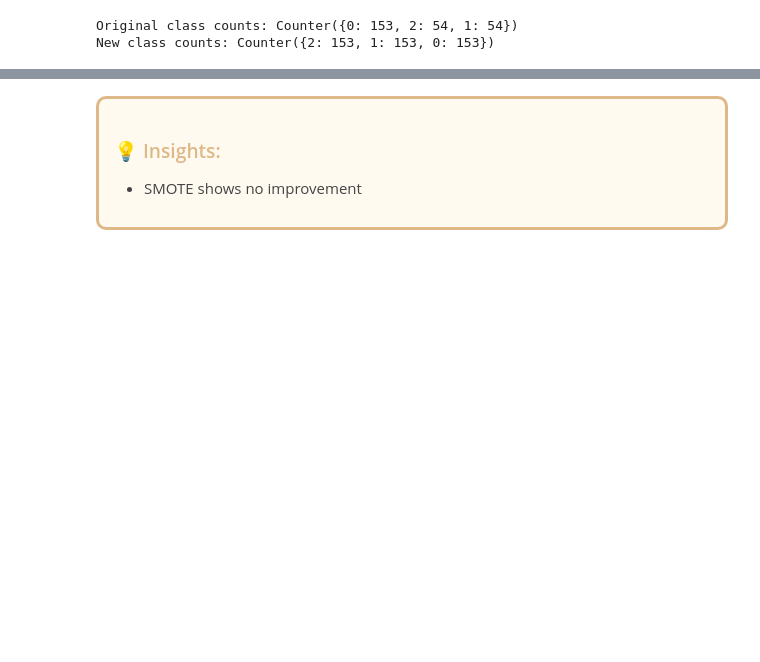
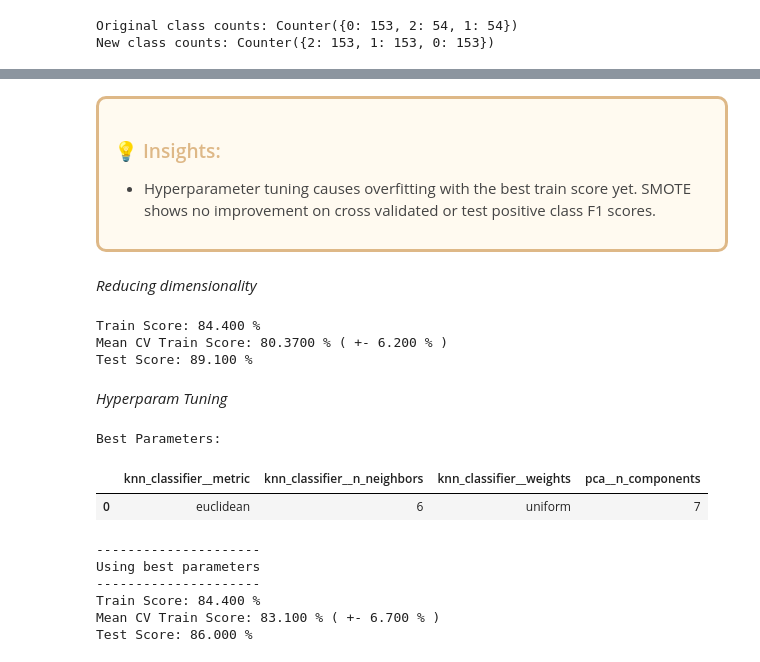
Before and after one commit to carstenegelund/sleep-disorder-classifier, a Jupyter notebook: python_files/model_knn_classification.ipynb, the cells around one changed output, grey strips where cells are left out. Drawn from its saved outputs; the diff is of its cells as text; code cells hidden in the pictures; blank space fills up the shorter version.

```diff
--- a/python_files/model_knn_classification.ipynb
+++ b/python_files/model_knn_classification.ipynb
@@ -242,7 +247,7 @@ smote_nc = SMOTENC(categorical_features=categorical_features, random_state=42)
 
 # Proving smote object works using the X array transformed by column_trans
 from collections import Counter
-smote_x, smote_y = smote_nc.fit_resample(transformed_X_train_df, y_train)
+smote_x, smote_y = smote_nc.fit_resample(transformed_X_train_array, y_train)
 print(f"Original class counts: {Counter(y_train)}")
 print(f"New class counts: {Counter(smote_y)}")
 # %% [output]
@@ -305,6 +317,67 @@ weighted avg       0.94      0.94      0.94       113
 <h3 align="left"><font color='#DEB887'>💡 Insights:</font></h3>
 
 <ul>
-    <li>SMOTE shows no improvement</li>
+    <li>Hyperparameter tuning causes overfitting with the best train score yet. SMOTE shows no improvement on cross validated or test positive class F1 scores.</li>
 </ul>
 </div>
+# %% [markdown]
+*Reducing dimensionality*
+# %%
+# Create a column transformer for ohe and scaling
+column_trans = ColumnTransformer(
+    transformers=[
+        ('onehot', OneHotEncoder(handle_unknown='ignore'), X_train.select_dtypes(include=['object']).columns),
+        ('scale', StandardScaler(), X_train.select_dtypes(include=['float64', 'int64']).columns)
+    ],
+    remainder='passthrough')
+
+transformed_X_train_array = column_trans.fit_transform(X_train)
+transformed_X_test_array = column_trans.transform(X_test)
+
+# Create a PCA object
+from sklearn.decomposition import PCA
+pca = PCA(n_components = 5)
+
+transformed_pca_X_train_array = pca.fit_transform(transformed_X_train_array)
+transformed_pca_X_test_array = pca.transform(transformed_X_test_array)
+# %%
+# create model
+model_knn = KNeighborsClassifier() # default n_neighbors=5, weights='uniform', algorithm='auto', leaf_size=30, p=2, metric='minkowski'
+
+# create sklearn pipeline
+pipeline_knn = settings.create_pipeline(["preprocess", column_trans], ["pca", pca], ["knn_classifier", model_knn])
+
+# run training cross validation on pipeline
+cv_scores = cross_val_score(pipeline_knn, X_train, y_train, scoring=custom_scorer, cv=cv_knn)
+
+settings.cross_val_summary(pipeline_knn, cv_scores, X_train, y_train, X_test, y_test, scorer=base_scorer)
+# %% [output]
+Train Score: 84.400 %
+Mean CV Train Score: 80.3700 % ( +- 6.200 % )
+Test Score: 89.100 %
+# %% [markdown]
+*Hyperparam Tuning*
+# %%
+# Define the parameter grid
+param_grid_knn = {
+    'pca__n_components' : [1, 2, 3, 4, 5, 6, 7, 8, 9, 10],
+    'knn_classifier__n_neighbors': [2,4,6,8,10],
+    'knn_classifier__weights': ['uniform', 'distance'],
+    'knn_classifier__metric': ['euclidean', 'manhattan']
+}
+
+# Create and fit GridSearchCV object on train data
+grid_search_knn = GridSearchCV(pipeline_knn, param_grid=param_grid_knn, scoring=custom_scorer, cv=cv_knn, n_jobs=-1)
+grid_search_knn.fit(X_train, y_train)
+
+settings.hyperparam_tune_summary(grid_search_knn, X_train, y_train, X_test, y_test, scorer=base_scorer)
+# %% [output]
+Best Parameters:
+|  | knn_classifier__metric | knn_classifier__n_neighbors | knn_classifier__weights | pca__n_components |
+| 0 | euclidean | 6 | uniform | 7 |
+---------------------
+Using best parameters
+---------------------
+Train Score: 84.400 %
+Mean CV Train Score: 83.100 % ( +- 6.700 % )
+Test Score: 86.000 %
```
Also changed, not shown: parts of 19 cells of this notebook, 1 other file.
